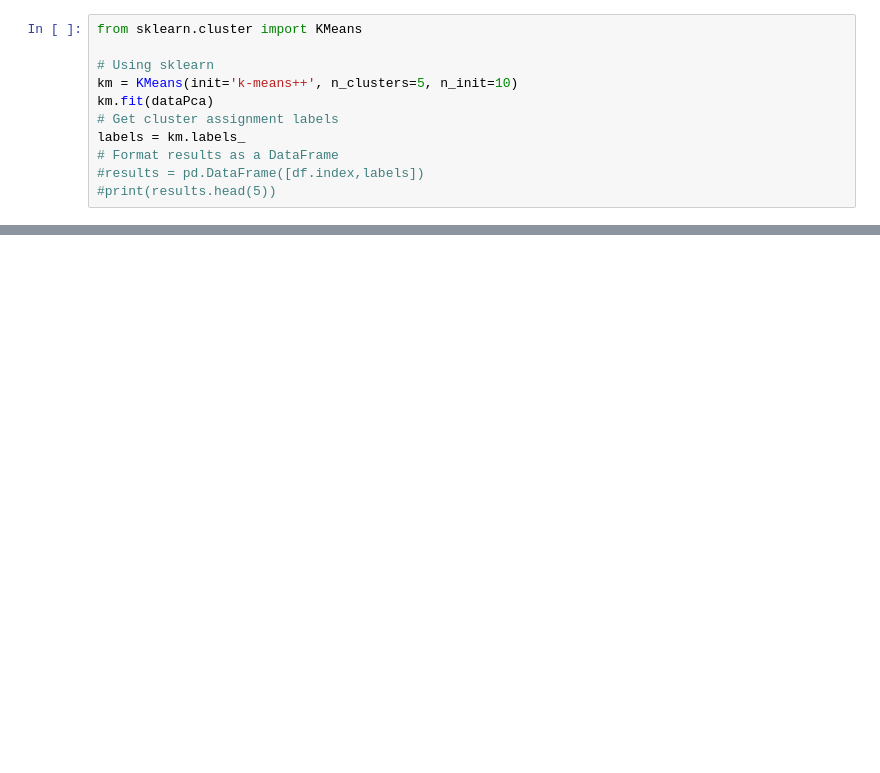
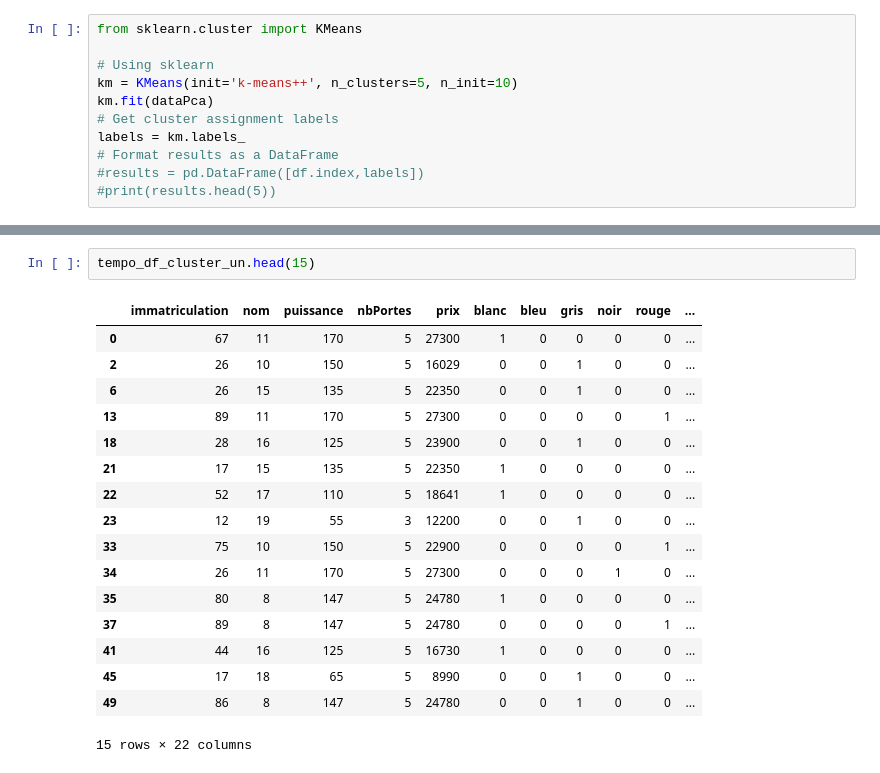
Before and after one commit to nicholas-bn/Data-Analytics-Python, a Jupyter notebook: notebook/cluster_vehicule EDA.ipynb, the cells around one changed output, grey strips where cells are left out. Cells and saved outputs as stored; diff of their text form; blank space fills up the shorter version.

```diff
--- a/notebook/cluster_vehicule EDA.ipynb
+++ b/notebook/cluster_vehicule EDA.ipynb
@@ -246,0 +307,20 @@ plt.show()
+# %%
+tempo_df_cluster_un.head(15)
+# %% [output]
+|  | immatriculation | nom | puissance | nbPortes | prix | blanc | bleu | gris | noir | rouge | ... |
+| 0 | 67 | 11 | 170 | 5 | 27300 | 1 | 0 | 0 | 0 | 0 | ... |
+| 2 | 26 | 10 | 150 | 5 | 16029 | 0 | 0 | 1 | 0 | 0 | ... |
+| 6 | 26 | 15 | 135 | 5 | 22350 | 0 | 0 | 1 | 0 | 0 | ... |
+| 13 | 89 | 11 | 170 | 5 | 27300 | 0 | 0 | 0 | 0 | 1 | ... |
+| 18 | 28 | 16 | 125 | 5 | 23900 | 0 | 0 | 1 | 0 | 0 | ... |
+| 21 | 17 | 15 | 135 | 5 | 22350 | 1 | 0 | 0 | 0 | 0 | ... |
+| 22 | 52 | 17 | 110 | 5 | 18641 | 1 | 0 | 0 | 0 | 0 | ... |
+| 23 | 12 | 19 | 55 | 3 | 12200 | 0 | 0 | 1 | 0 | 0 | ... |
+| 33 | 75 | 10 | 150 | 5 | 22900 | 0 | 0 | 0 | 0 | 1 | ... |
+| 34 | 26 | 11 | 170 | 5 | 27300 | 0 | 0 | 0 | 1 | 0 | ... |
+| 35 | 80 | 8 | 147 | 5 | 24780 | 1 | 0 | 0 | 0 | 0 | ... |
+| 37 | 89 | 8 | 147 | 5 | 24780 | 0 | 0 | 0 | 0 | 1 | ... |
+| 41 | 44 | 16 | 125 | 5 | 16730 | 1 | 0 | 0 | 0 | 0 | ... |
+| 45 | 17 | 18 | 65 | 5 | 8990 | 0 | 0 | 1 | 0 | 0 | ... |
+| 49 | 86 | 8 | 147 | 5 | 24780 | 0 | 0 | 1 | 0 | 0 | ... |
+15 rows × 22 columns
```
Also changed, not shown: parts of 11 cells of this notebook, 1 other file.
